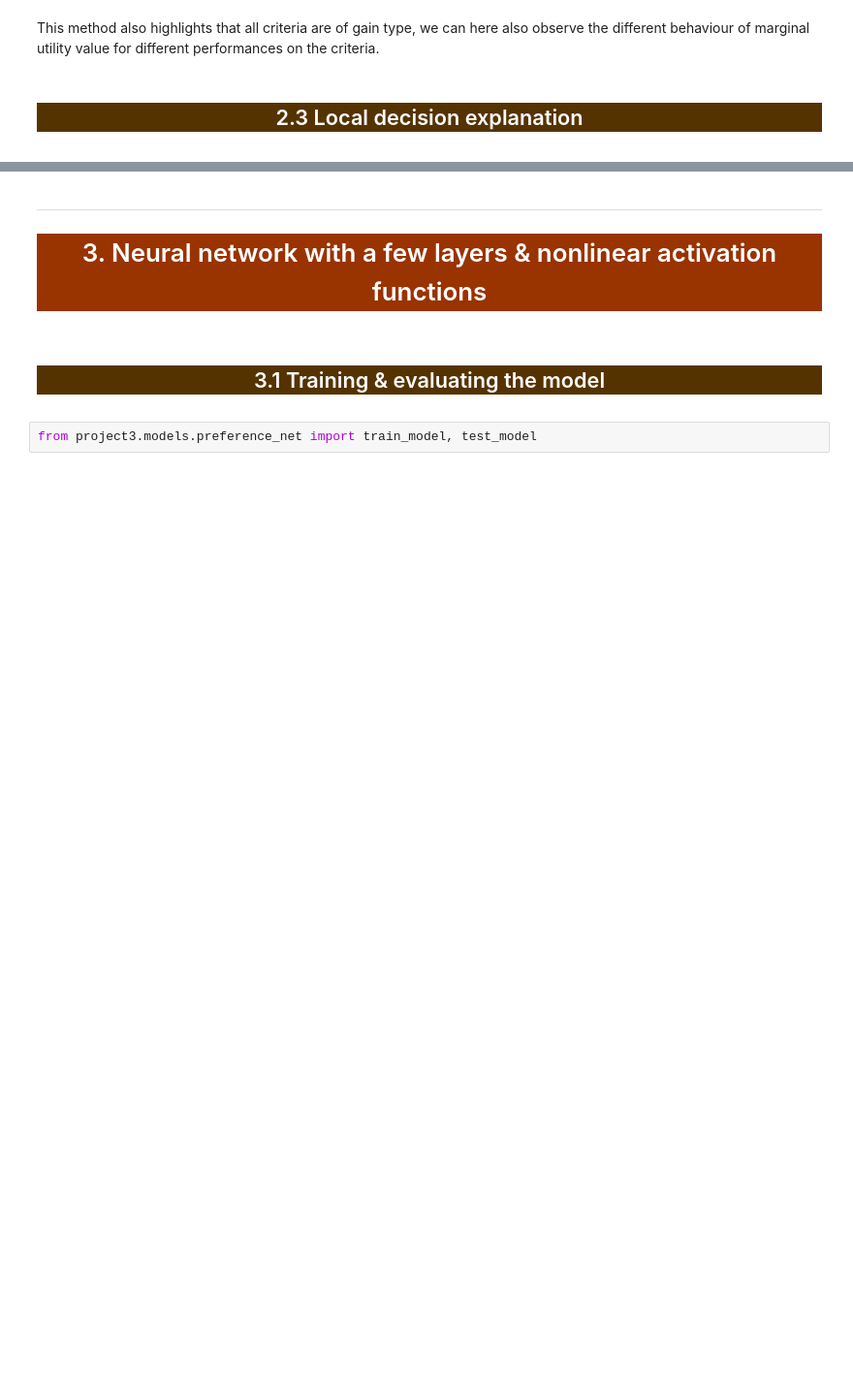
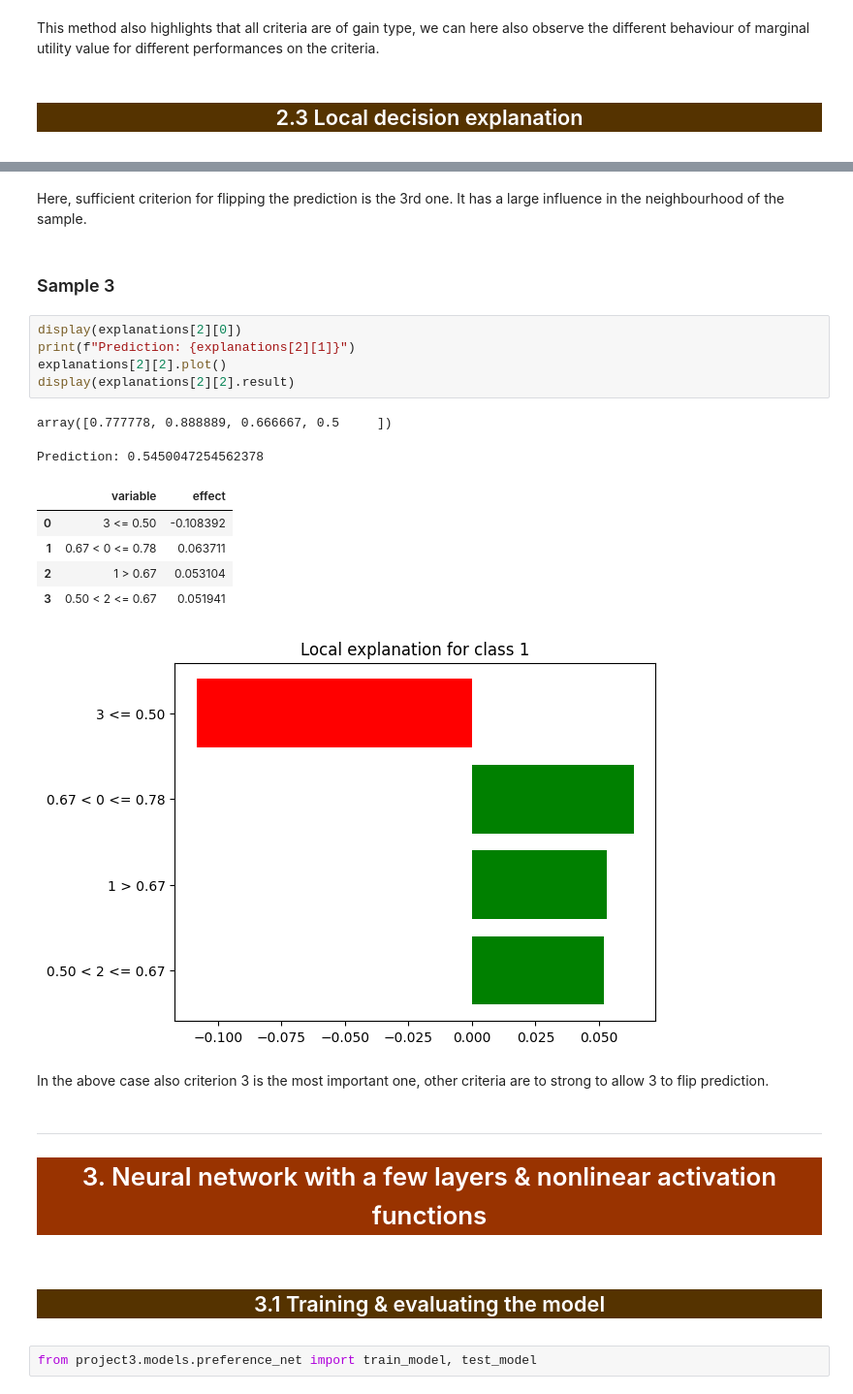
Before and after one commit to istepka/decision-analysis, a Jupyter notebook: project3/report.ipynb, the cells around one changed output, grey strips where cells are left out. Shown at 97% size. Cells and saved outputs as stored; diff of their text form; blank space fills up the shorter version.

```diff
--- a/project3/report.ipynb
+++ b/project3/report.ipynb
@@ -584,3 +617,23 @@ display(explanations[0][2].result)
+# %% [markdown]
+Here, sufficient criterion for flipping the prediction is the 3rd one. It has a large influence in the neighbourhood of the sample.
+# %% [markdown]
+### Sample 3
+# %%
+display(explanations[2][0])
+print(f"Prediction: {explanations[2][1]}")
+explanations[2][2].plot()
+display(explanations[2][2].result)
+# %% [output]
+array([0.777778, 0.888889, 0.666667, 0.5     ])
+Prediction: 0.5450047254562378
+|  | variable | effect |
+| 0 | 3 <= 0.50 | -0.108392 |
+| 1 | 0.67 < 0 <= 0.78 | 0.063711 |
+| 2 | 1 > 0.67 | 0.053104 |
+| 3 | 0.50 < 2 <= 0.67 | 0.051941 |
+[figure, added]
+# %% [markdown]
+In the above case also criterion 3 is the most important one, other criteria are to strong to allow 3 to flip prediction.
 # %% [markdown]
 ***
 <div style="background-color: #993300; color: white; text-align: center">
```
Also changed, not shown: parts of 38 cells of this notebook, 7 other files.
